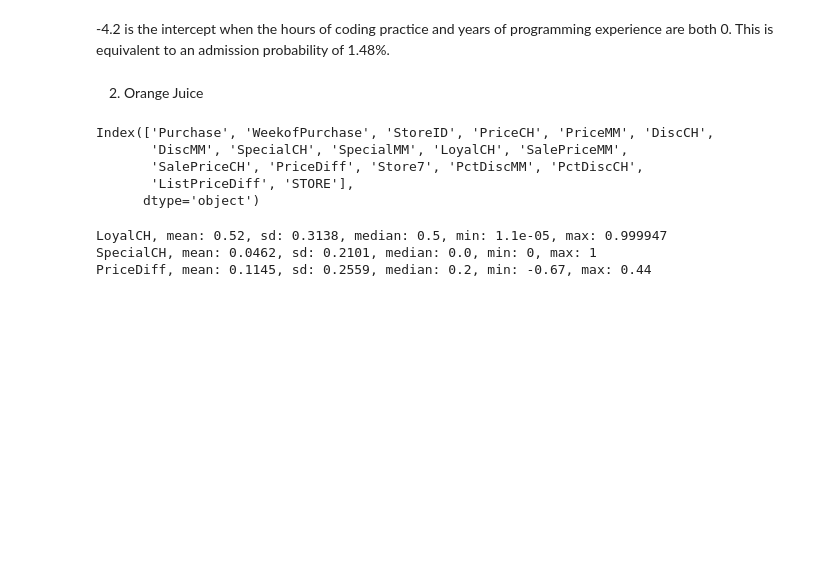
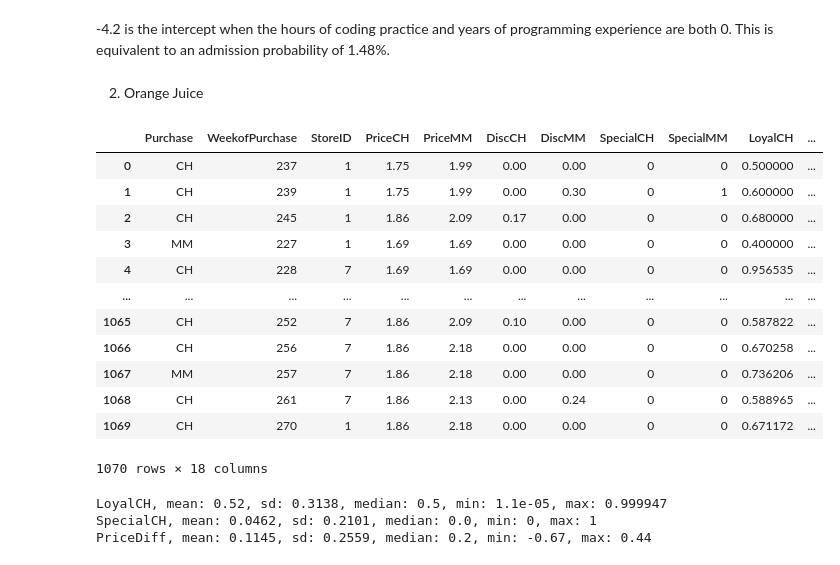
Before and after one commit to AidanK88/code_2600, a Jupyter notebook: homework3.ipynb, the cells around one changed output. Drawn from its saved outputs; the diff is of its cells as text; code cells hidden in the pictures; blank space fills up the shorter version.

```diff
--- a/homework3.ipynb
+++ b/homework3.ipynb
@@ -53,13 +53,21 @@ print(p)
 2. Orange Juice
 # %%
 OJ = load_data('OJ')
-OJ.columns
+OJ
 # %% [output]
+|  | Purchase | WeekofPurchase | StoreID | PriceCH | PriceMM | DiscCH | DiscMM | SpecialCH | SpecialMM | LoyalCH | ... |
+| 0 | CH | 237 | 1 | 1.75 | 1.99 | 0.00 | 0.00 | 0 | 0 | 0.500000 | ... |
+| 1 | CH | 239 | 1 | 1.75 | 1.99 | 0.00 | 0.30 | 0 | 1 | 0.600000 | ... |
+| 2 | CH | 245 | 1 | 1.86 | 2.09 | 0.17 | 0.00 | 0 | 0 | 0.680000 | ... |
+| 3 | MM | 227 | 1 | 1.69 | 1.69 | 0.00 | 0.00 | 0 | 0 | 0.400000 | ... |
+| 4 | CH | 228 | 7 | 1.69 | 1.69 | 0.00 | 0.00 | 0 | 0 | 0.956535 | ... |
+| ... | ... | ... | ... | ... | ... | ... | ... | ... | ... | ... | ... |
+| 1065 | CH | 252 | 7 | 1.86 | 2.09 | 0.10 | 0.00 | 0 | 0 | 0.587822 | ... |
+| 1066 | CH | 256 | 7 | 1.86 | 2.18 | 0.00 | 0.00 | 0 | 0 | 0.670258 | ... |
+| 1067 | MM | 257 | 7 | 1.86 | 2.18 | 0.00 | 0.00 | 0 | 0 | 0.736206 | ... |
+| 1068 | CH | 261 | 7 | 1.86 | 2.13 | 0.00 | 0.24 | 0 | 0 | 0.588965 | ... |
+| 1069 | CH | 270 | 1 | 1.86 | 2.18 | 0.00 | 0.00 | 0 | 0 | 0.671172 | ... |
-Index(['Purchase', 'WeekofPurchase', 'StoreID', 'PriceCH', 'PriceMM', 'DiscCH',
-       'DiscMM', 'SpecialCH', 'SpecialMM', 'LoyalCH', 'SalePriceMM',
-       'SalePriceCH', 'PriceDiff', 'Store7', 'PctDiscMM', 'PctDiscCH',
-       'ListPriceDiff', 'STORE'],
-      dtype='object')
+1070 rows × 18 columns
 # %%
 train_mask = OJ['StoreID'] != 7
 OJ_train = OJ[train_mask]
```
Also changed, not shown: parts of 3 cells of this notebook, 3 other files.
